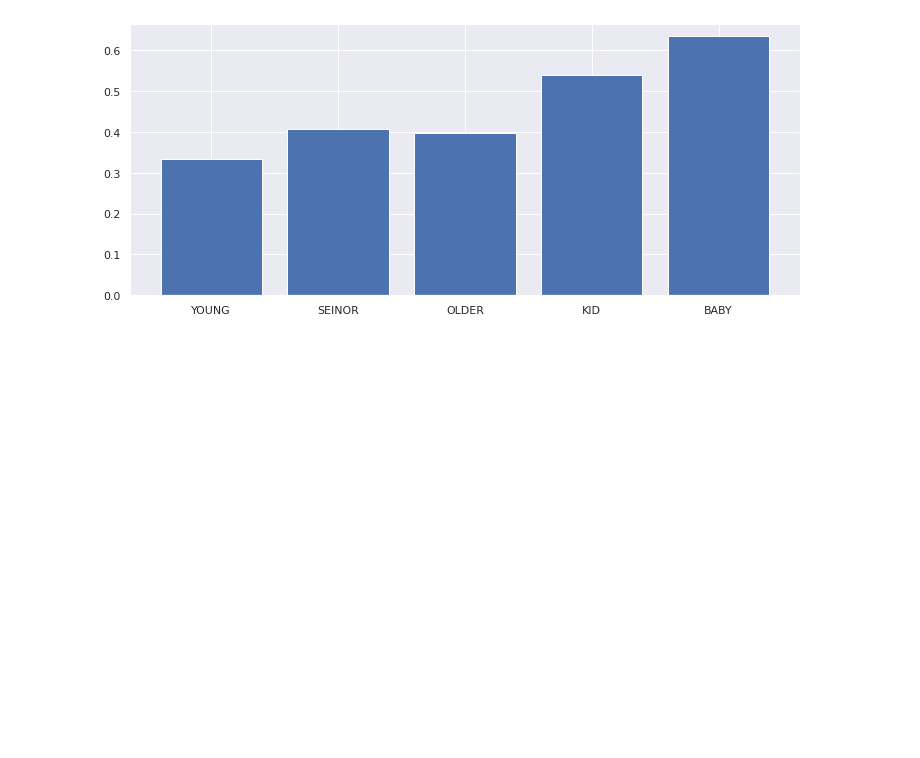
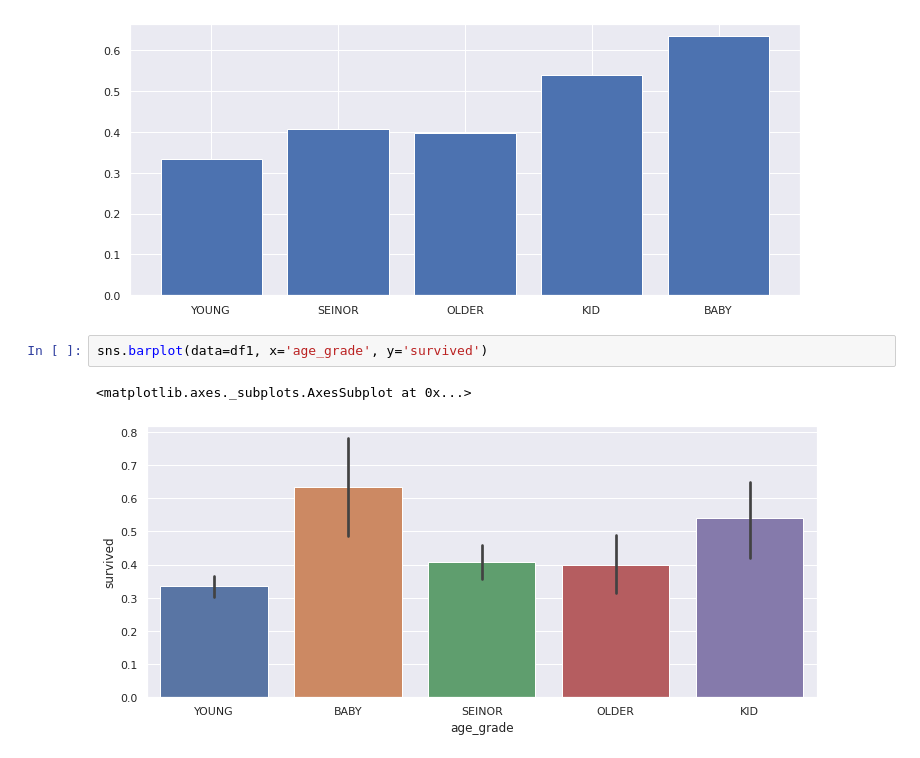
Before and after one commit to y001003/yeardream, a Jupyter notebook: project/python_advance/Titanic_EDA.ipynb, the cells around one changed output. Cells and saved outputs as stored; diff of their text form; blank space fills up the shorter version.

```diff
--- a/project/python_advance/Titanic_EDA.ipynb
+++ b/project/python_advance/Titanic_EDA.ipynb
@@ -359,3 +359,8 @@ plt.bar(x=age_sur_per.index, height=age_sur_per)
 # %% [output]
 <BarContainer object of 5 artists>
 [figure]
+# %%
+sns.barplot(data=df1, x='age_grade', y='survived')
+# %% [output]
+<matplotlib.axes._subplots.AxesSubplot at 0x...>
+[figure, added]
```
Also changed, not shown: parts of 15 cells of this notebook.
